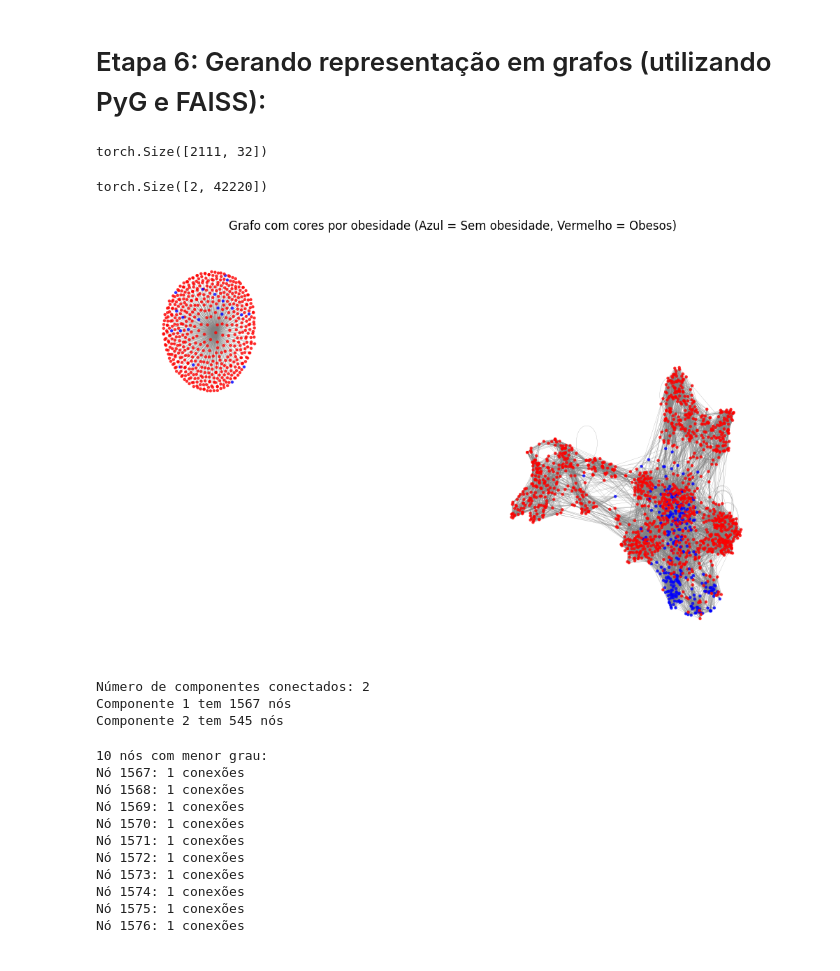
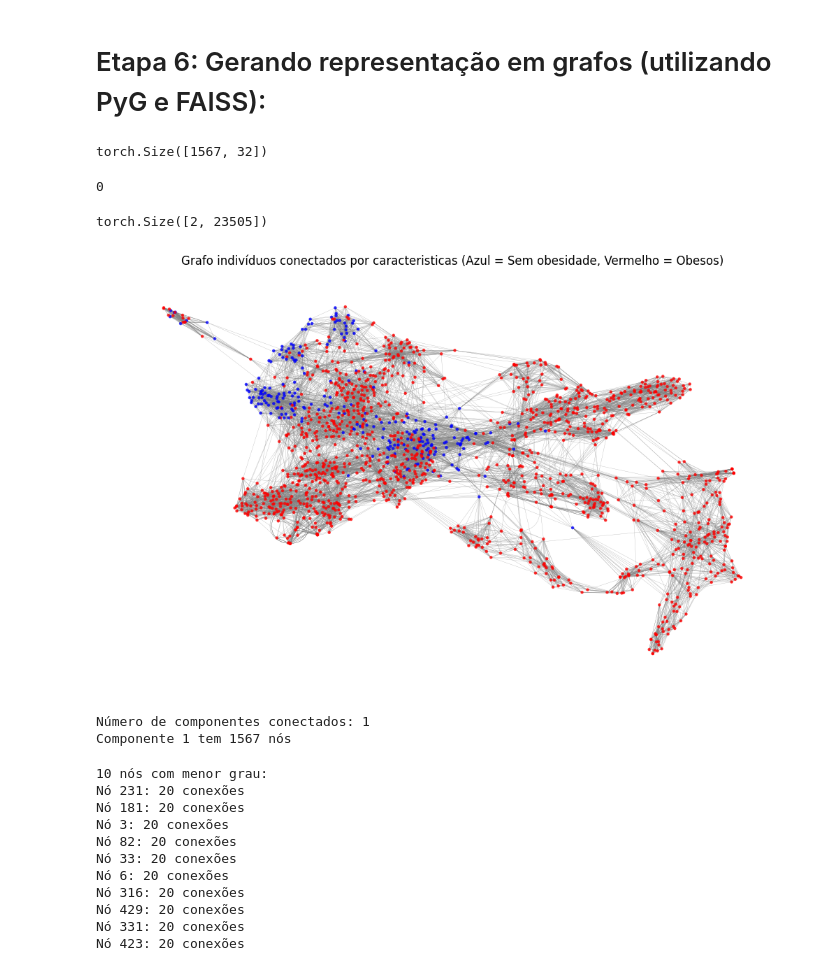
Before and after one commit to raphaelp-silva/GNN_Pytorch_geometric, a Jupyter notebook: GNN_obesity.ipynb, the cells around one changed output. Cells and saved outputs as stored; diff of their text form; code cells hidden in the pictures.

Commit message:
Dados tratados, grafo gerado, arquivo final baixado no computador

```diff
--- a/GNN_obesity.ipynb
+++ b/GNN_obesity.ipynb
@@ -326,18 +324,27 @@ for col in object_columns:
     db_encoded[col] = pd.to_numeric(db_encoded[col], errors='coerce')
 # %%
 features = db_encoded.select_dtypes(include='number').values
+# %%
+# Dropando linhas com valores ausentes:
+features = pd.DataFrame(features).dropna()
 # %%
 # convertendo para tensor pytorch:
-X = torch.tensor(features, dtype=torch.float)
+X = torch.tensor(features.values, dtype=torch.float)
 # %%
 print(X.shape)
 # %% [output]
-torch.Size([2111, 32])
+torch.Size([1567, 32])
 # %%
 scaler = StandardScaler()
 X_scaled = scaler.fit_transform(X)
 # %%
 X_scaled = np.array(X_scaled, dtype = np.float32)
+# %%
+# Verificando se há NaN nas colunas numéricas de features:
+nan_in_X_scaled = pd.isna(X_scaled).sum()
+print(nan_in_X_scaled)
+# %% [output]
+0
 # %%
 # Criando índice FAISS para distância euclidiana:
 
@@ -345,7 +352,7 @@ index = faiss.IndexFlatL2(X_scaled.shape[1])  # L2 = Distância Euclidiana
 index.add(X_scaled)  # Adicionando dados ao índice
 
 # definindo o número de vizinhos:
-k = 20
+k = 15
 
 # Buscando vizinhos mais próximos:
 D, I = index.search(X_scaled, k+1)  #k+1 pois inclui o próprio nó
@@ -360,28 +367,28 @@ edge_index = torch.tensor(edge_index, dtype=torch.long).T
 
 print(edge_index.shape)  # Deve ser (2 (origem -> destino), Nº de arestas)
 # %% [output]
-torch.Size([2, 42220])
+torch.Size([2, 23505])
 # %%
 # Criando objeto de grafo do PyG
 graph = Data(x=torch.tensor(X_scaled, dtype=torch.float32), edge_index=edge_index)
 
 # Criando o grafo no NetworkX para visualização
 G = nx.Graph()
 G.add_edges_from(edge_index.numpy().T)  # Adiciona todas as arestas de uma vez
 
 # Definindo o color_map baseado na obesidade
 color_map = [
     "blue" if db_encoded.iloc[node].get("OneHot__NObeyesdad_Normal_Weight", 0) == 1 else "red"
     for node in G.nodes()
 ]
 
 # Desenhando o grafo com cores
 plt.figure(figsize=(10, 6))
 nx.draw(G, node_color=color_map, node_size=5, edge_color="gray", alpha=0.7, width=0.2)
-plt.title("Grafo com cores por obesidade (Azul = Sem obesidade, Vermelho = Obesos)")
+plt.title("Grafo indivíduos conectados por caracteristicas (Azul = Sem obesidade, Vermelho = Obesos)")
 plt.show()
 # %% [output]
-[figure, old version]
+[figure, new version]
 # %%
 # Encontrando os componentes (nós) conectados no grafo:
 
@@ -391,9 +398,8 @@ print(f"Número de componentes conectados: {len(components)}")
 for i, comp in enumerate(components):
     print(f"Componente {i+1} tem {len(comp)} nós")
 # %% [output]
-Número de componentes conectados: 2
+Número de componentes conectados: 1
 Componente 1 tem 1567 nós
-Componente 2 tem 545 nós
 # %%
 # Verificando se temos muitos nós com poucas conexões:
 
@@ -405,16 +411,16 @@ for node, degree in sorted_degrees[:10]:
     print(f"Nó {node}: {degree} conexões")
 # %% [output]
 10 nós com menor grau:
-Nó 1567: 1 conexões
-Nó 1568: 1 conexões
-Nó 1569: 1 conexões
-Nó 1570: 1 conexões
-Nó 1571: 1 conexões
-Nó 1572: 1 conexões
-Nó 1573: 1 conexões
-Nó 1574: 1 conexões
-Nó 1575: 1 conexões
-Nó 1576: 1 conexões
+Nó 231: 20 conexões
+Nó 181: 20 conexões
+Nó 3: 20 conexões
+Nó 82: 20 conexões
+Nó 33: 20 conexões
+Nó 6: 20 conexões
+Nó 316: 20 conexões
+Nó 429: 20 conexões
+Nó 331: 20 conexões
+Nó 423: 20 conexões
 # %%
 # Calculando a distribuição das distâncias no grafo:
 
```
Also changed, not shown: parts of 6 cells of this notebook.
